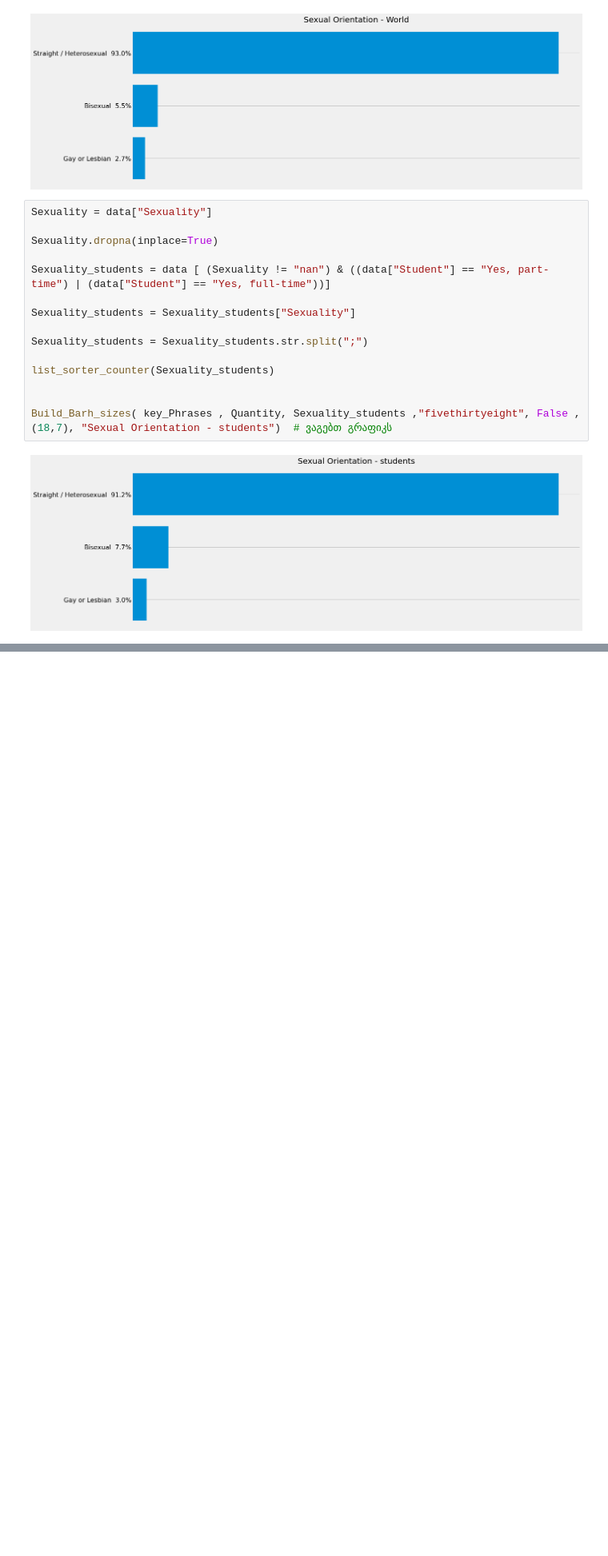
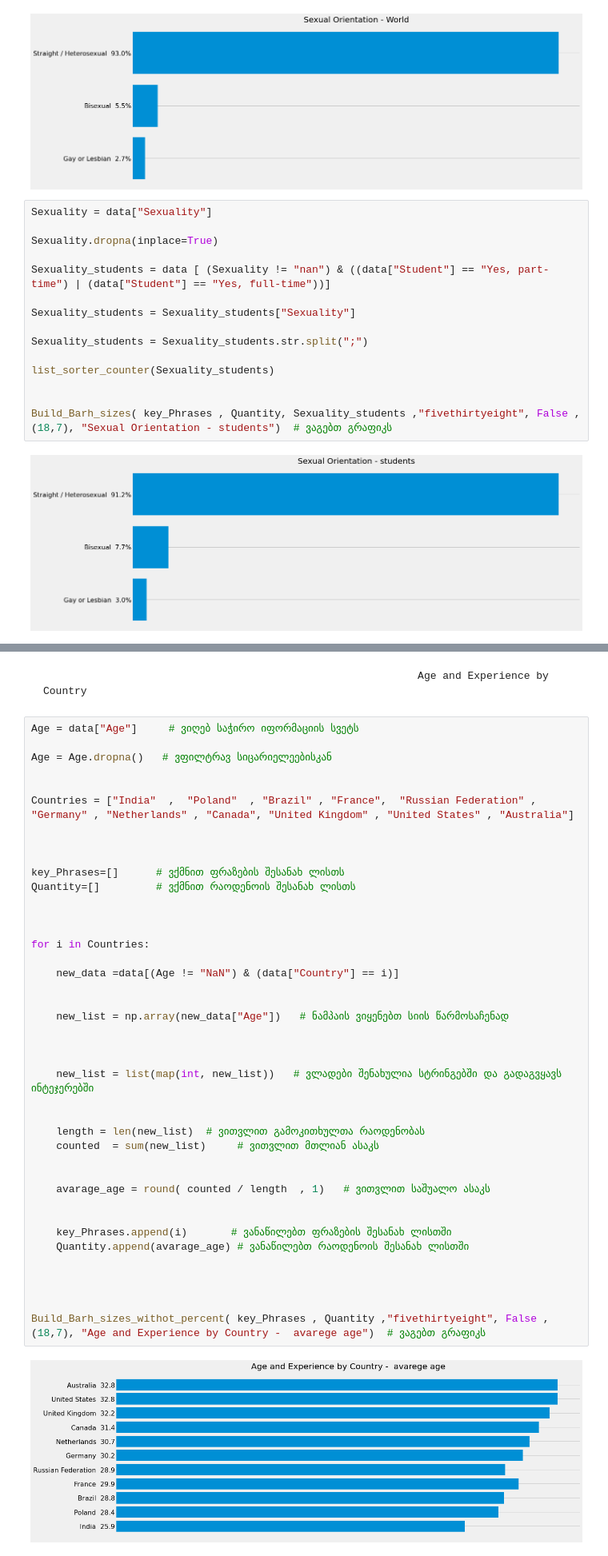
Before and after one commit to anri-Tvalabeishvili/Stackoverflow-Survey-Analysis, a Jupyter notebook: Project.ipynb, the cells around one changed output, grey strips where cells are left out. Shown at 80% size. Cells and saved outputs as stored; diff of their text form; blank space fills up the shorter version.

```diff
--- a/Project.ipynb
+++ b/Project.ipynb
@@ -986,0 +1110,45 @@ Build_Barh_sizes( key_Phrases , Quantity, Sexuality_students ,"fivethirtyeight",
+# %% [markdown]
+                                                                Age and Experience by Country
+# %%
+Age = data["Age"]     # ვიღებ საჭირო იფორმაციის სვეტს
+
+Age = Age.dropna()   # ვფილტრავ სიცარიელეებისკან
+
+
+Countries = ["India"  ,  "Poland"  , "Brazil" , "France",  "Russian Federation" , "Germany" , "Netherlands" , "Canada", "United Kingdom" , "United States" , "Australia"]
+
+
+
+key_Phrases=[]      # ვქმნით ფრაზების შესანახ ლისთს
+Quantity=[]         # ვქმნით რაოდენოის შესანახ ლისთს
+
+
+
+for i in Countries:
+
+    new_data =data[(Age != "NaN") & (data["Country"] == i)]
+
+
+    new_list = np.array(new_data["Age"])   # ნამპაის ვიყენებთ სიის წარმოსაჩენად
+
+
+
+    new_list = list(map(int, new_list))   # ვლადები შენახულია სტრინგებში და გადაგვყავს ინტეჯერებში
+
+
+    length = len(new_list)  # ვითვლით გამოკითხულთა რაოდენობას
+    counted  = sum(new_list)     # ვითვლით მთლიან ასაკს
+
+
+    avarage_age = round( counted / length  , 1)   # ვითვლით საშუალო ასაკს
+
+
+    key_Phrases.append(i)       # ვანაწილებთ ფრაზების შესანახ ლისთში
+    Quantity.append(avarage_age) # ვანაწილებთ რაოდენოის შესანახ ლისთში
+
+
+
+
+Build_Barh_sizes_withot_percent( key_Phrases , Quantity ,"fivethirtyeight", False , (18,7), "Age and Experience by Country -  avarege age")  # ვაგებთ გრაფიკს
+# %% [output]
+[figure, added]
```
Also changed, not shown: parts of 16 cells of this notebook, 2 other files.
